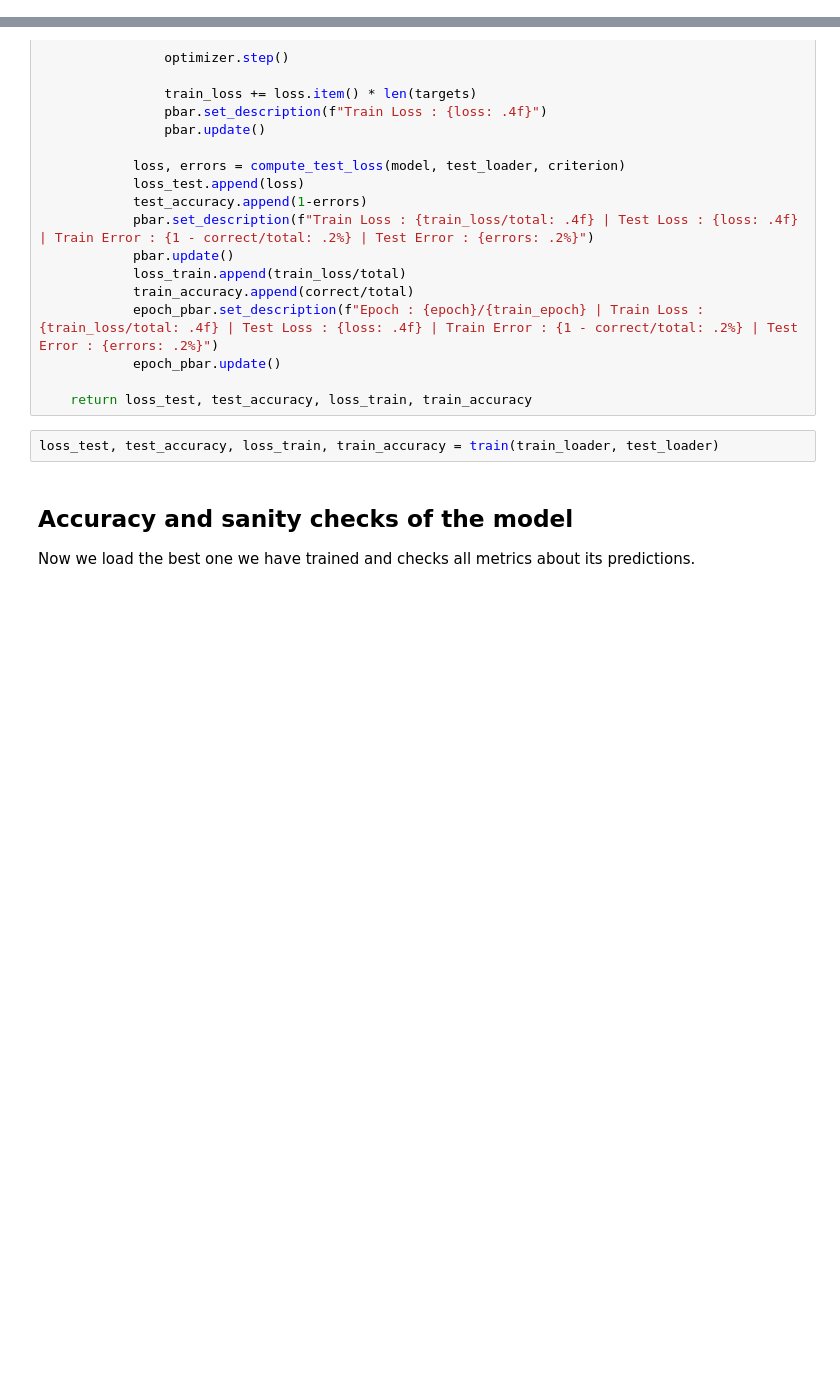
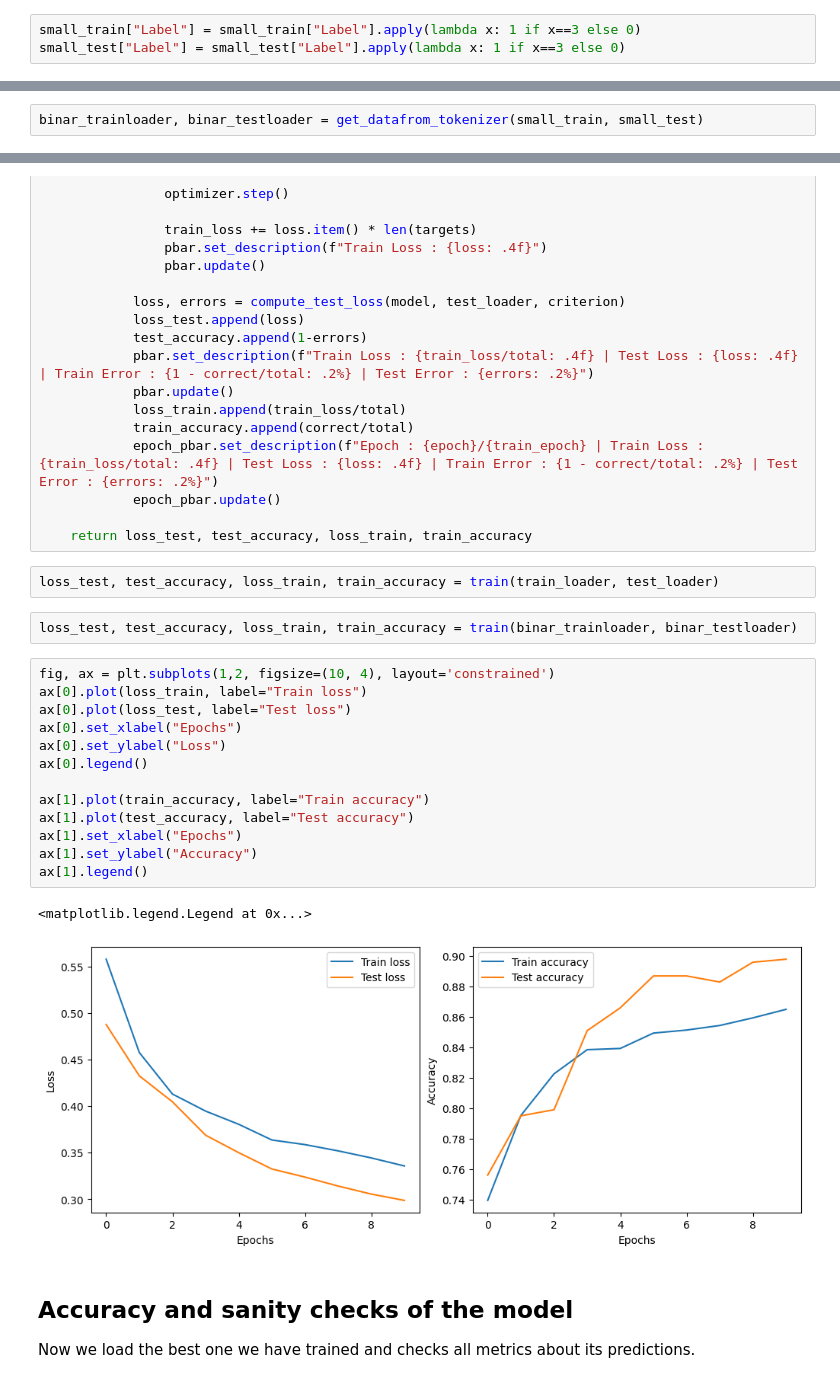
Before and after one commit to Jeremstym/NLP_intent_class, a Jupyter notebook: intent_classifier.ipynb, the cells around one changed output, grey strips where cells are left out. Saved outputs shown, nothing was run; the diff lists cells and outputs as text; blank space fills up the shorter version.

Commit message:
Add binary classifier

```diff
--- a/intent_classifier.ipynb
+++ b/intent_classifier.ipynb
@@ -64,0 +68,3 @@ train_loader, test_loader = get_datafrom_tokenizer(simple_train, simple_test)
+# %%
+small_train["Label"] = small_train["Label"].apply(lambda x: 1 if x==3 else 0)
+small_test["Label"] = small_test["Label"].apply(lambda x: 1 if x==3 else 0)
@@ -65,3 +77,5 @@ train_loader, test_loader = get_datafrom_tokenizer(simple_train, simple_test)
+# %%
+binar_trainloader, binar_testloader = get_datafrom_tokenizer(small_train, small_test)
 # %% [markdown]
 ## Model training
 In this part we load the custom model BERTClass (see *baseline.py*) and we define two functions: one to train the model and the other to best validate and test the model.
@@ -164,6 +178,24 @@ def train(train_loader, test_loader, train_epoch=10):
     return loss_test, test_accuracy, loss_train, train_accuracy
 # %%
 loss_test, test_accuracy, loss_train, train_accuracy = train(train_loader, test_loader)
+# %%
+loss_test, test_accuracy, loss_train, train_accuracy = train(binar_trainloader, binar_testloader)
+# %%
+fig, ax = plt.subplots(1,2, figsize=(10, 4), layout='constrained')
+ax[0].plot(loss_train, label="Train loss")
+ax[0].plot(loss_test, label="Test loss")
+ax[0].set_xlabel("Epochs")
+ax[0].set_ylabel("Loss")
+ax[0].legend()
+
+ax[1].plot(train_accuracy, label="Train accuracy")
+ax[1].plot(test_accuracy, label="Test accuracy")
+ax[1].set_xlabel("Epochs")
+ax[1].set_ylabel("Accuracy")
+ax[1].legend()
+# %% [output]
+<matplotlib.legend.Legend at 0x...>
+[figure, added]
 # %% [markdown]
 ## Accuracy and sanity checks of the model
 Now we load the best one we have trained and checks all metrics about its predictions.
```
Also changed, not shown: parts of 8 cells of this notebook.
